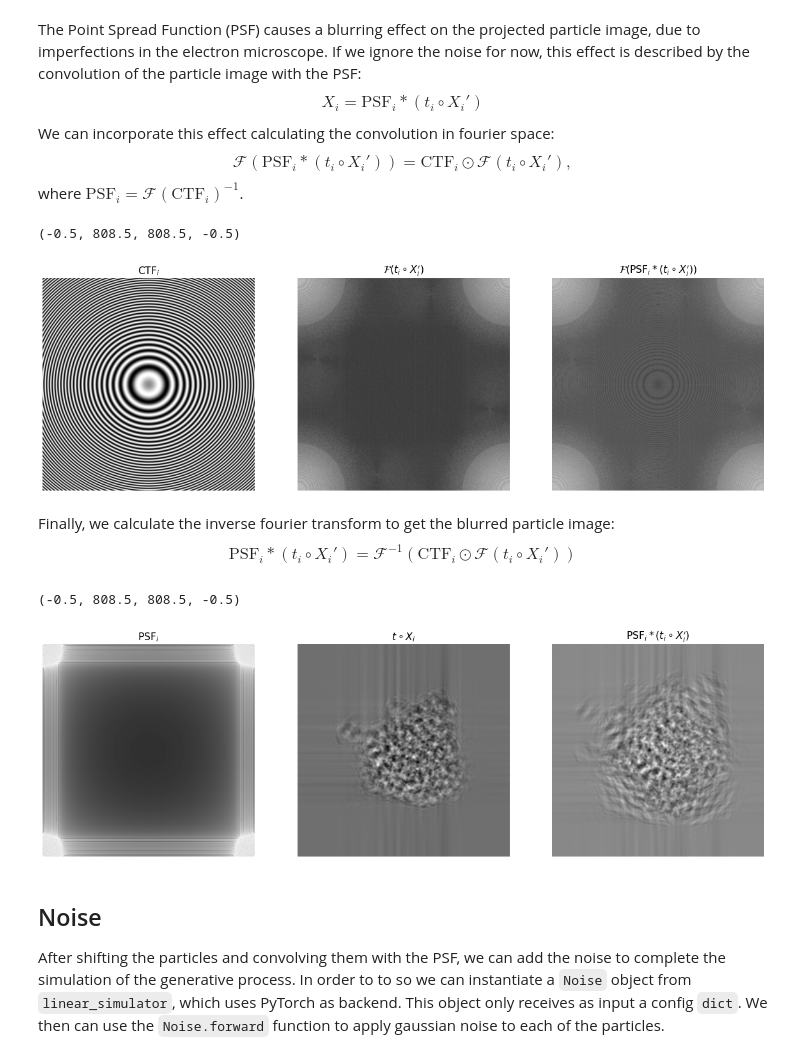
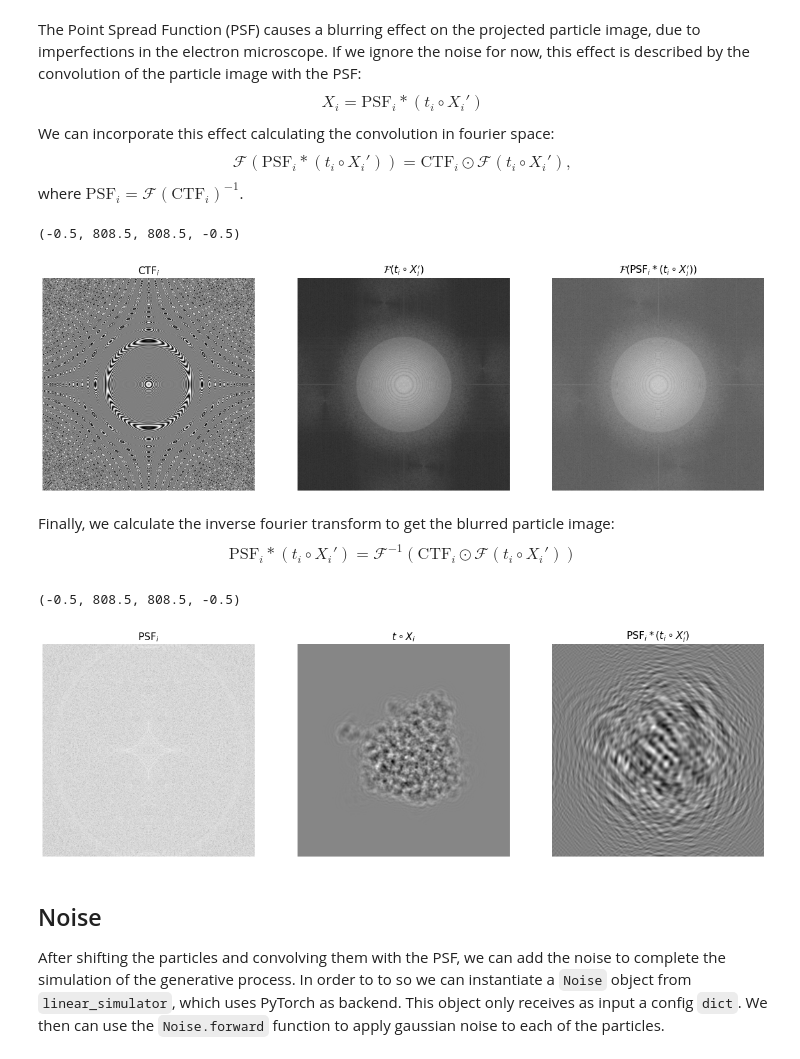
Before and after one commit to compSPI/simSPI, a Jupyter notebook: notebooks/tem_tutorial.ipynb, the cells around one changed output. Saved outputs shown, nothing was run; the diff lists cells and outputs as text; code cells hidden in the pictures.

```diff
--- a/notebooks/tem_tutorial.ipynb
+++ b/notebooks/tem_tutorial.ipynb
@@ -234,7 +234,7 @@ particles_ft_shift_phase = np.angle(particles_ft_shift)
 particles_ft = particles_ft.reshape(n_particles, box_size, box_size).numpy()
 
 #Recover the translated images in spatial domain
-particles_tr = fourier.fft2d(particles_ft_shift, 'inverse', batch=True)
+particles_tr = transforms.fourier_to_primal_2D(torch.tensor(particles_ft_shift))
 # %%
 px = 1/plt.rcParams['figure.dpi']
 scale = 1.8
@@ -268,23 +267,0 @@ shift for image 1 = (-1.8262405395507812, -1.4824104309082031)
-# %%
-px = 1/plt.rcParams['figure.dpi']
-scale = 1.8
-plt.rcParams['font.size'] = 13
-
-f, ax = plt.subplots(1,4, figsize=(box_size*px*scale,box_size*px*scale))
-i = 1
-
-ax[0].imshow(particles[i], cmap='gray')
-ax[0].set_title('Original Particle')
-ax[0].axis('off')
-
-ax[1].imshow(np.abs(particles_tr[i]), cmap='gray')
-ax[1].set_title('Translated Particle')
-ax[1].axis('off')
-
-ax[2].imshow(np.abs(particles_ft_phase[i]), cmap='gray')
-ax[2].set_title('Phase Spectrum')
-ax[2].axis('off')
-
-ax[3].imshow(np.abs(particles_ft_shift_phase[i]), cmap='gray')
-ax[3].set_title('Shifted Phase Spectrum')
-ax[3].axis('off')
@@ -302,15 +272,14 @@ The `transfer` module provides important resources for working with the Contrast
 # %%
 #Define parameters and create the CTF
 n_pixels = particles[0].shape[0]
-p_size = 1
-freq_mag_2d, angles_rad = transfer.ctf_freqs(n_pixels, p_size)
-ctf = transfer.eval_ctf(s=freq_mag_2d, a=angles_rad, def1=1e4, def2=1.1e4)
+freq_mag_2d, angles_rad = transfer.ctf_freqs(n_pixels, pixel_size)
+ctf = transfer.eval_ctf(s=freq_mag_2d, a=angles_rad, def1=1e4, def2=1.1e4, angast=0, phase=0, kv=300, ac=0.1, cs=2.7, bf=0, lp=0)
 # %% [markdown]
 The Point Spread Function (PSF) causes a blurring effect on the projected particle image, due to imperfections in the electron microscope. If we ignore the noise for now, this effect is described by the convolution of the particle image with the PSF: $$X_i = \text{PSF}_i * (t_i \circ X_i ') $$
 We can incorporate this effect calculating the convolution in fourier space: $$\mathcal{F}(\text{PSF}_i * (t_i \circ X_i ')) = \text{CTF}_i \odot \mathcal{F}(t_i \circ X_i '),$$ where $\text{PSF}_i = \mathcal{F}(\text{CTF}_i)^{-1}$.
 # %%
 #Calculate the product of the CTF with the fourier transform of the particle
-particle_ft_ctf = ctf * fourier.fft2d(arr2d = particles_tr, mode = 'forward', batch=True)
+particle_ft_ctf = torch.tensor(ctf) * transforms.primal_to_fourier_2D(particles_tr)
 
 plt.rcParams['font.size'] = 13
 px = 1/plt.rcParams['figure.dpi']
@@ -330,35 +299,35 @@ ax[2].set_title('$\mathcal{F}(\mathrm{PSF}_i * (t_i \circ X_i \'))$')
 ax[2].axis('off')
 # %% [output]
 (-0.5, 808.5, 808.5, -0.5)
-[figure, old version]
+[figure, new version]
 # %% [markdown]
 Finally, we calculate the inverse fourier transform to get the blurred particle image: $$\text{PSF}_i * (t_i \circ X_i ') = \mathcal{F}^{-1}(  \text{CTF}_i \odot \mathcal{F}(t_i \circ X_i '))$$
 # %%
 #Calculate the PSF, which is simply the inverse fourier transform of the CTF
-psf = fourier.fft2d(arr2d = ctf, mode = 'inverse', batch=True)
+psf = transforms.fourier_to_primal_2D(torch.tensor(ctf))
 
 #Calculate the particle convolved with PSF
-particle_conv_psf = fourier.fft2d(arr2d = particle_ft_ctf, mode = 'inverse', batch=True)
+particle_conv_psf = transforms.fourier_to_primal_2D(particle_ft_ctf)
 
 plt.rcParams['font.size'] = 13
 px = 1/plt.rcParams['figure.dpi']
 scale = 1.8
 f, ax = plt.subplots(1,3, figsize=(box_size*px*scale,box_size*px*scale))
 
-ax[0].imshow(np.log(np.abs(psf[0])), cmap='gray')
+ax[0].imshow(np.log(np.abs(psf)), cmap='gray')
 ax[0].set_title('$\mathrm{PSF}_i$')
 ax[0].axis('off')
 
 ax[1].imshow(np.abs(particles_tr[0]), cmap='gray')
 ax[1].set_title('$t \circ X_i$')
 ax[1].axis('off')
 
 ax[2].imshow(np.abs(particle_conv_psf[0]), cmap='gray')
 ax[2].set_title('$\mathrm{PSF}_i * (t_i \circ X_i \')$')
 ax[2].axis('off')
 # %% [output]
 (-0.5, 808.5, 808.5, -0.5)
-[figure, old version]
+[figure, new version]
 # %% [markdown]
 ## Noise
 
```
Also changed, not shown: parts of 13 cells of this notebook, 1 other file.
